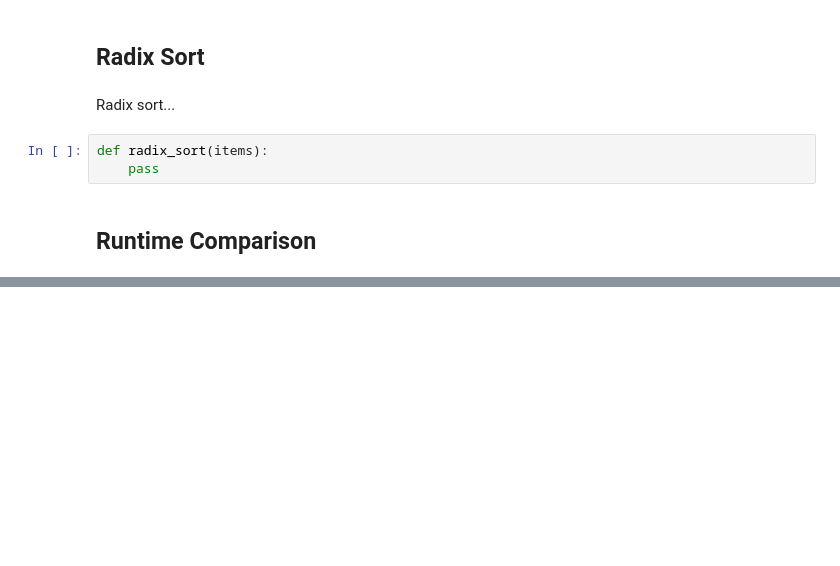
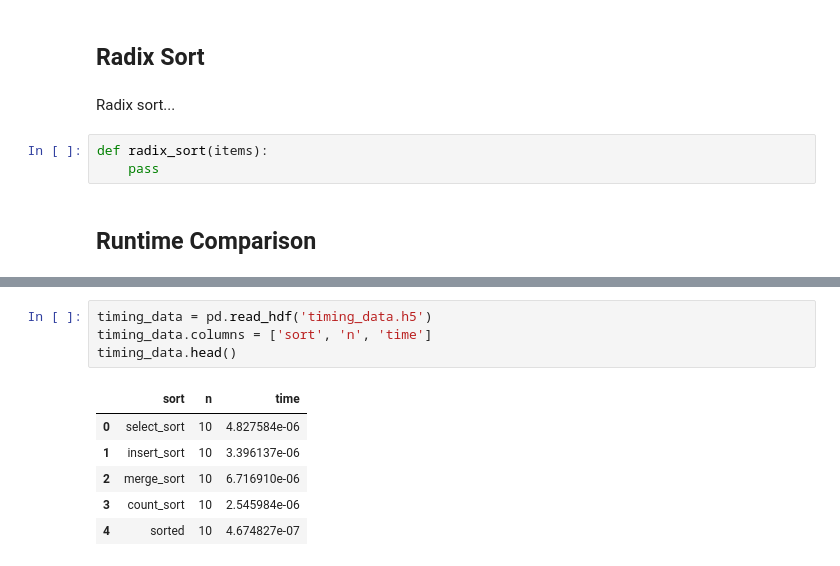
Before and after one commit to neighthan/algorithms_practice, a Jupyter notebook: sorting.ipynb, the cells around one changed output, grey strips where cells are left out. Drawn from its saved outputs; the diff is of its cells as text; blank space fills up the shorter version.

```diff
--- a/sorting.ipynb
+++ b/sorting.ipynb
@@ -227,0 +279,11 @@ Runtime comparison with a list of length 1,000.
+# %%
+timing_data = pd.read_hdf('timing_data.h5')
+timing_data.columns = ['sort', 'n', 'time']
+timing_data.head()
+# %% [output]
+|  | sort | n | time |
+| 0 | select_sort | 10 | 4.827584e-06 |
+| 1 | insert_sort | 10 | 3.396137e-06 |
+| 2 | merge_sort | 10 | 6.716910e-06 |
+| 3 | count_sort | 10 | 2.545984e-06 |
+| 4 | sorted | 10 | 4.674827e-07 |
```
Also changed, not shown: parts of 40 cells of this notebook, 1 other file.
